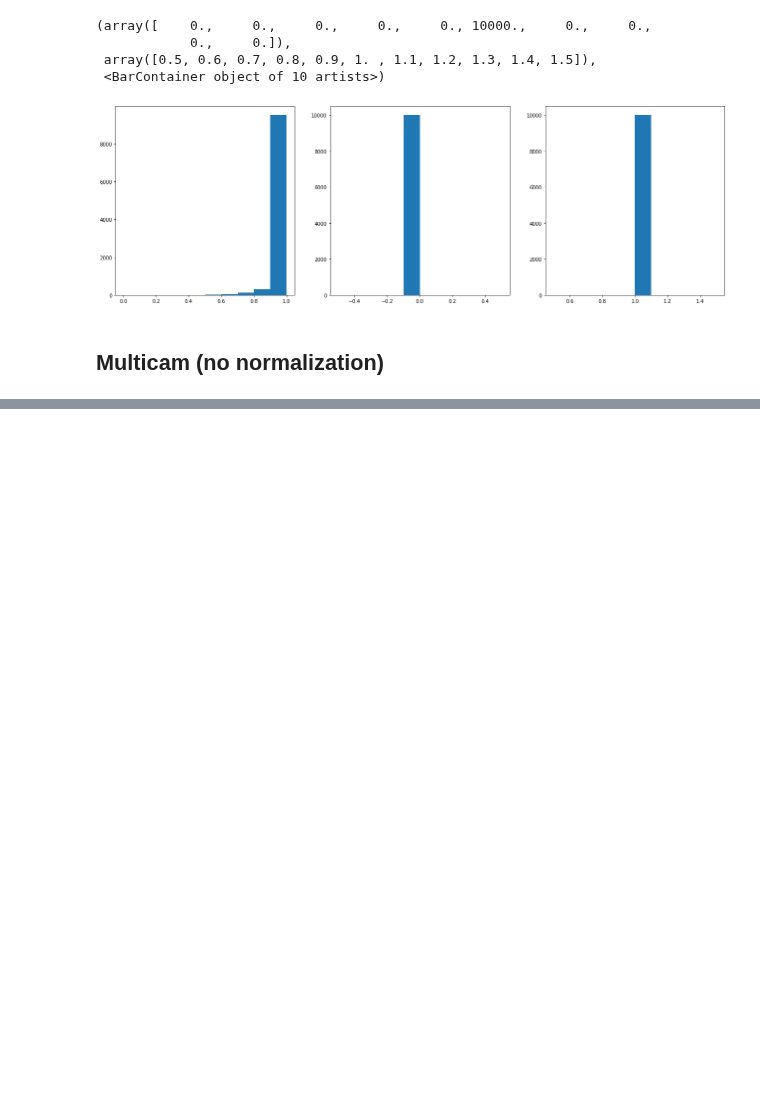
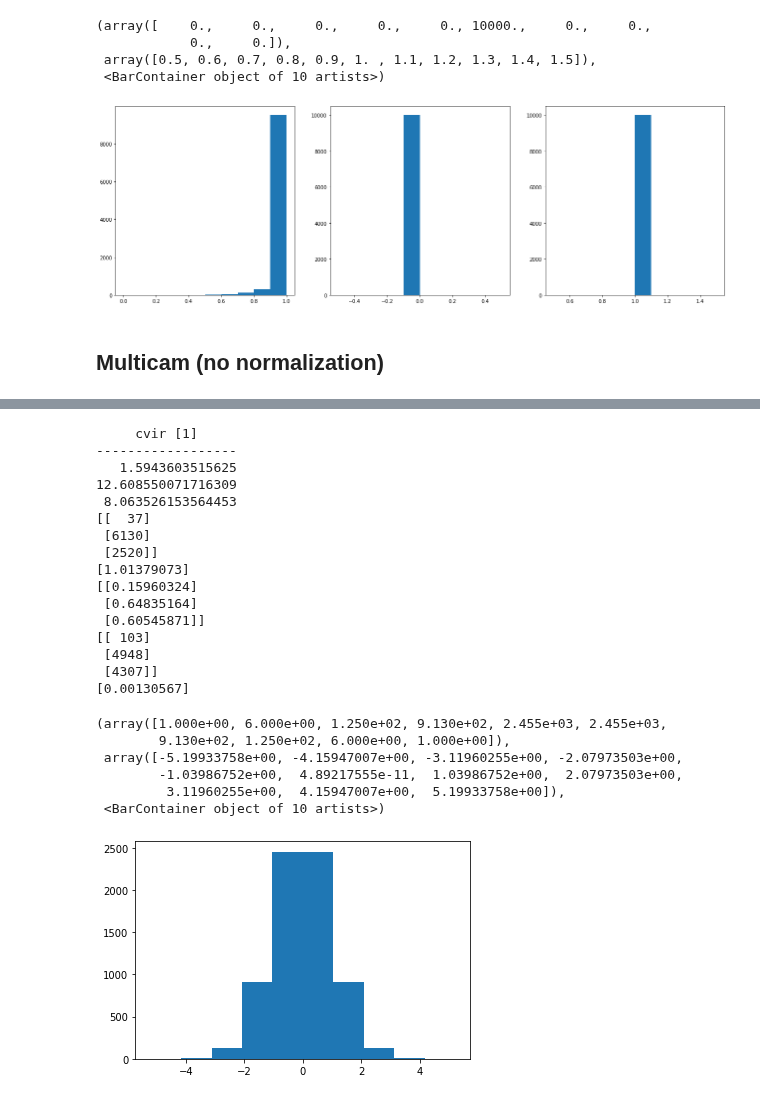
Before and after one commit to ismael-mendoza/nbody-relaxed, a Jupyter notebook: notebooks/current/mpeak_errs.ipynb, the cells around one changed output, grey strips where cells are left out. Drawn from its saved outputs; the diff is of its cells as text; code cells hidden in the pictures; blank space fills up the shorter version.

```diff
--- a/notebooks/current/mpeak_errs.ipynb
+++ b/notebooks/current/mpeak_errs.ipynb
@@ -356,0 +395,64 @@ ax3.hist(y_pred1)
+# %%
+def forward_transform(x):
+    # robust to delta peaks in x (still maps to a Gaussian distribution)
+    xr = rankdata(x, method='ordinal').reshape(-1, 1)
+    print(x[:3, :])
+    print(xr[:3, :])
+    print(min(x))
+    qt = QuantileTransformer(n_quantiles=len(xr), output_distribution="normal") # ranks -> normal
+    qt = qt.fit(xr)
+    return qt.transform(xr), qt
+
+def inverse_transform(_y_pred, y_train, qt_yr):
+    # _y_pred is gaussianized variable predicted and y target distribution (e.g. training dataset)
+
+    # prediction quantile
+    qt_pred = QuantileTransformer(n_quantiles=len(_y_pred), output_distribution='normal')
+    qt_pred.fit(_y_pred)
+
+    # get predicted ranks
+    yr_pred = qt_yr.inverse_transform(qt_pred.transform(_y_pred)).astype(int).reshape(-1) - 1
+    # ext_y_train = np.array([*y_train.reshape(-1), 1]).reshape(-1, 1)
+    return np.sort(y_train.reshape(-1))[yr_pred].reshape(-1, 1)
+# %%
+idx = np.where(scales > 0.5)[0][0]
+y = ma[:, idx].reshape(-1, 1)
+x = cat['cvir'].reshape(-1, 1)
+# %%
+from relaxed.models import get_tt_indices
+import numpy.random as random
+random.seed(42)
+train_idx, test_idx = get_tt_indices(len(x), test_ratio=0.3)
+
+x_train, y_train = x[train_idx], y[train_idx]
+x_test, y_test = x[test_idx], y[test_idx]
+# %%
+# forward
+_x_train, qt_x = forward_transform(x_train)
+_x_test = qt_x.transform(x_test)
+_y_train, qt_yr = forward_transform(y_train)
+plt.hist(_y_train)
+# %% [output]
+     cvir [1]
+------------------
+   1.5943603515625
+12.608550071716309
+ 8.063526153564453
+[[  37]
+ [6130]
+ [2520]]
+[1.01379073]
+[[0.15960324]
+ [0.64835164]
+ [0.60545871]]
+[[ 103]
+ [4948]
+ [4307]]
+[0.00130567]
+(array([1.000e+00, 6.000e+00, 1.250e+02, 9.130e+02, 2.455e+03, 2.455e+03,
+        9.130e+02, 1.250e+02, 6.000e+00, 1.000e+00]),
+ array([-5.19933758e+00, -4.15947007e+00, -3.11960255e+00, -2.07973503e+00,
+        -1.03986752e+00,  4.89217555e-11,  1.03986752e+00,  2.07973503e+00,
+         3.11960255e+00,  4.15947007e+00,  5.19933758e+00]),
+ <BarContainer object of 10 artists>)
+[figure, added]
```
Also changed, not shown: parts of 13 cells of this notebook.
